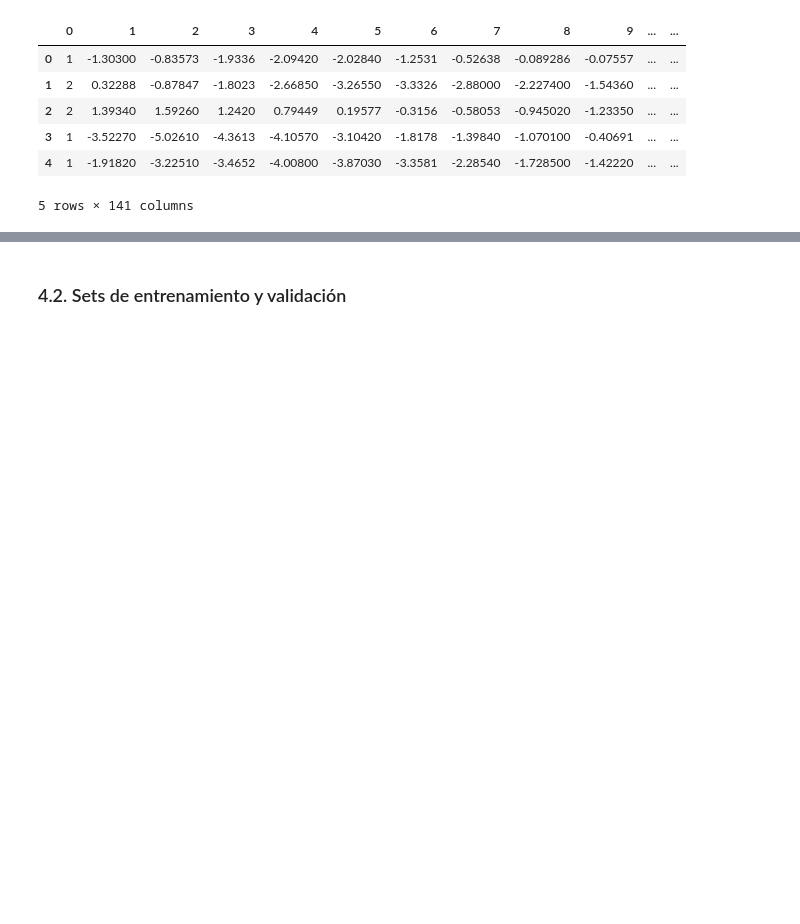
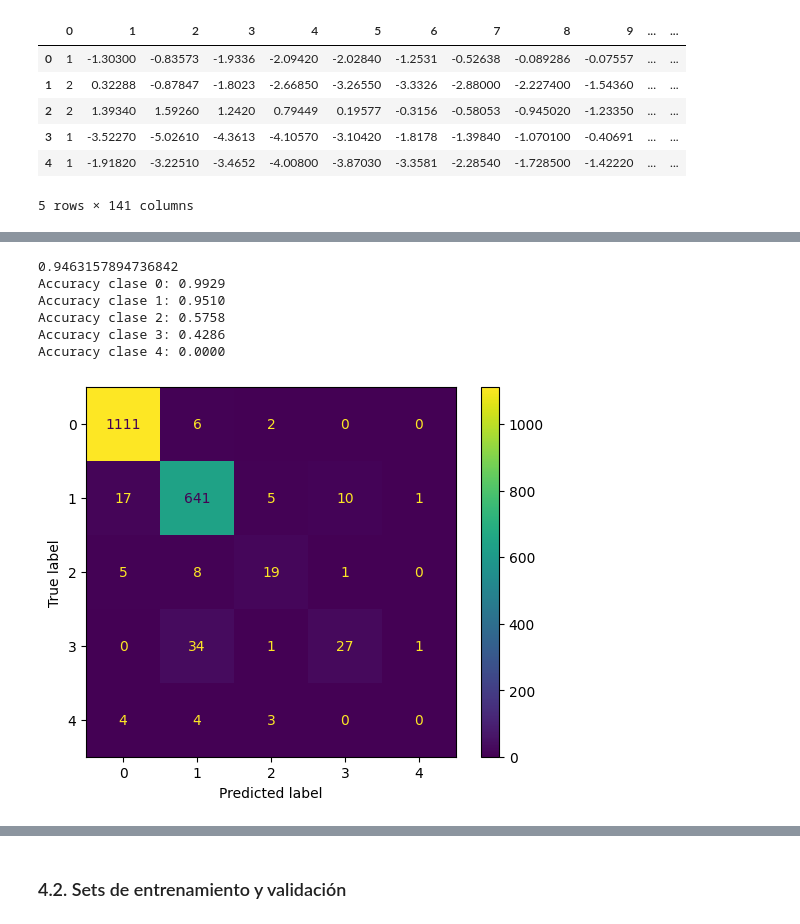
Before and after one commit to FernandoCarazoMelo/Machine-Learning-for-Biomedical-Data, a Jupyter notebook: lectures/session_7_Module3 - Autoencoders/ECG_disorder_detection/Autoencoder_AnomaliasECG.ipynb, the cells around one changed output, grey strips where cells are left out. Cells and saved outputs as stored; diff of their text form; code cells hidden in the pictures; blank space fills up the shorter version.

```diff
--- a/lectures/session_7_Module3 - Autoencoders/ECG_disorder_detection/Autoencoder_AnomaliasECG.ipynb
+++ b/lectures/session_7_Module3 - Autoencoders/ECG_disorder_detection/Autoencoder_AnomaliasECG.ipynb
@@ -85,0 +145,3 @@ Name: 0, dtype: int64
+# %%
+predictions = model.predict(x_test)
+predictions = predictions.argmax(axis=1)
@@ -85,0 +150,22 @@ Name: 0, dtype: int64
+# %%
+from sklearn.metrics import confusion_matrix, ConfusionMatrixDisplay
+
+cf = confusion_matrix(y_test, predictions)
+conf = ConfusionMatrixDisplay(cf)
+
+conf.plot()
+print(np.mean(y_test == predictions))
+
+accuracy_per_class = np.diag(cf) / np.sum(cf, axis=1)
+
+# Imprimir resultados
+for i, acc in enumerate(accuracy_per_class):
+    print(f'Accuracy clase {i}: {acc:.4f}')
+# %% [output]
+0.9463157894736842
+Accuracy clase 0: 0.9929
+Accuracy clase 1: 0.9510
+Accuracy clase 2: 0.5758
+Accuracy clase 3: 0.4286
+Accuracy clase 4: 0.0000
+[figure, added]
```
Also changed, not shown: parts of 17 cells of this notebook, 9 other files.
